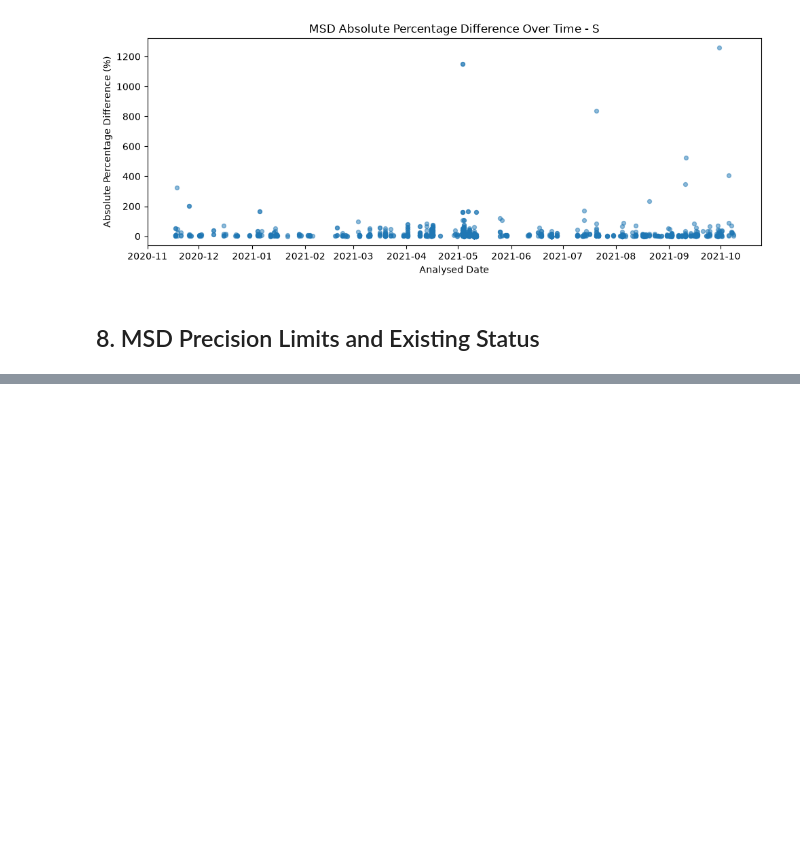
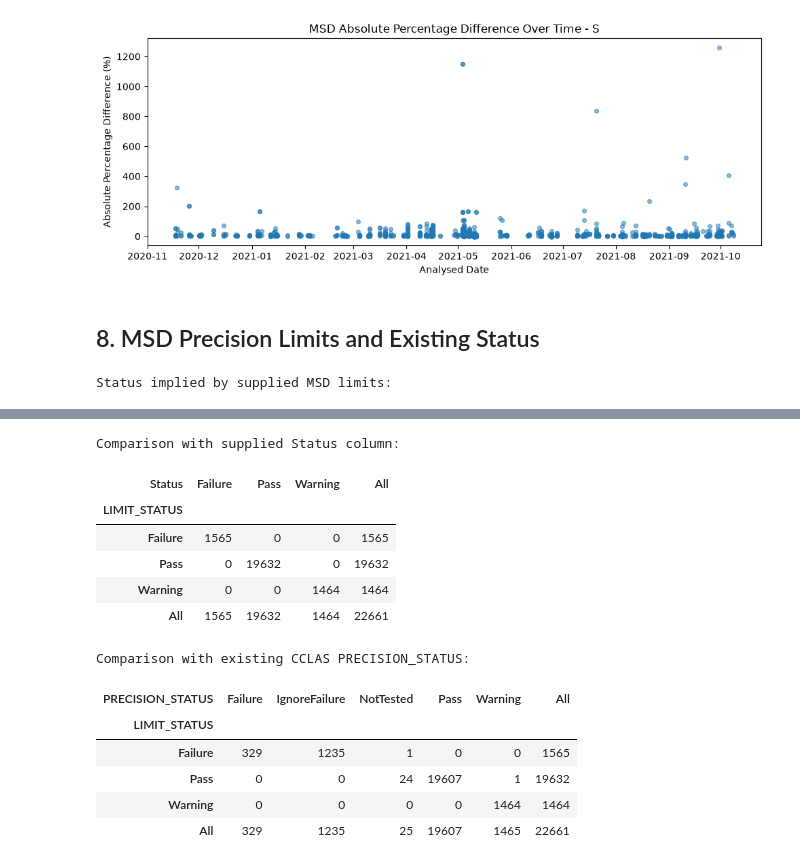
Before and after one commit to Jettiz/QUT-Capstone-Team-32-Datamine-QC-Quality-Control, a Jupyter notebook: notebooks/MSD_data_exploration.ipynb, the cells around one changed output, grey strips where cells are left out. Drawn from its saved outputs; the diff is of its cells as text; code cells hidden in the pictures; blank space fills up the shorter version.

```diff
--- a/notebooks/MSD_data_exploration.ipynb
+++ b/notebooks/MSD_data_exploration.ipynb
@@ -535,3 +539,67 @@ for analyte in top_analytes:
 [figure]
 # %% [markdown]
 ## 8. MSD Precision Limits and Existing Status
+# %%
+# Prepare MSD data for comparison with supplied warning/failure limits
+
+limit_data = msd[
+    [
+        "ANALYTE_CODE",
+        "Abs%Diff",
+        "Warn Limit",
+        "Fail Limit",
+        "PRECISION_STATUS",
+        "Status"
+    ]
+].copy()
+
+# Remove rows that cannot be used in the limit comparison
+limit_data = limit_data.dropna(
+    subset=[
+        "ANALYTE_CODE",
+        "Abs%Diff",
+        "Warn Limit",
+        "Fail Limit"
+    ]
+)
+
+# Recreate the result implied by the supplied warning/failure limits
+limit_data["LIMIT_STATUS"] = np.select(
+    [
+        limit_data["Abs%Diff"] > limit_data["Fail Limit"],
+        limit_data["Abs%Diff"] > limit_data["Warn Limit"]
+    ],
+    [
+        "Failure",
+        "Warning"
+    ],
+    default="Pass"
+)
+
+print("Status implied by supplied MSD limits:")
+display(
+    limit_data["LIMIT_STATUS"]
+    .value_counts()
+    .rename_axis("LIMIT_STATUS")
+    .reset_index(name="Count")
+)
+
+print("\nComparison with supplied Status column:")
+display(
+    pd.crosstab(
+        limit_data["LIMIT_STATUS"],
+        limit_data["Status"],
+        margins=True
+    )
+)
+
+print("\nComparison with existing CCLAS PRECISION_STATUS:")
+display(
+    pd.crosstab(
+        limit_data["LIMIT_STATUS"],
+        limit_data["PRECISION_STATUS"],
+        margins=True
+    )
+)
+# %% [output]
+Status implied by supplied MSD limits:
@@ -537,0 +610,14 @@ for analyte in top_analytes:
+Comparison with supplied Status column:
+| Status | Failure | Pass | Warning | All |
+| LIMIT_STATUS |  |  |  |  |
+| Failure | 1565 | 0 | 0 | 1565 |
+| Pass | 0 | 19632 | 0 | 19632 |
+| Warning | 0 | 0 | 1464 | 1464 |
+| All | 1565 | 19632 | 1464 | 22661 |
+Comparison with existing CCLAS PRECISION_STATUS:
+| PRECISION_STATUS | Failure | IgnoreFailure | NotTested | Pass | Warning | All |
+| LIMIT_STATUS |  |  |  |  |  |  |
+| Failure | 329 | 1235 | 1 | 0 | 0 | 1565 |
+| Pass | 0 | 0 | 24 | 19607 | 1 | 19632 |
+| Warning | 0 | 0 | 0 | 0 | 1464 | 1464 |
+| All | 329 | 1235 | 25 | 19607 | 1465 | 22661 |
```
Also changed, not shown: parts of 19 cells of this notebook.
